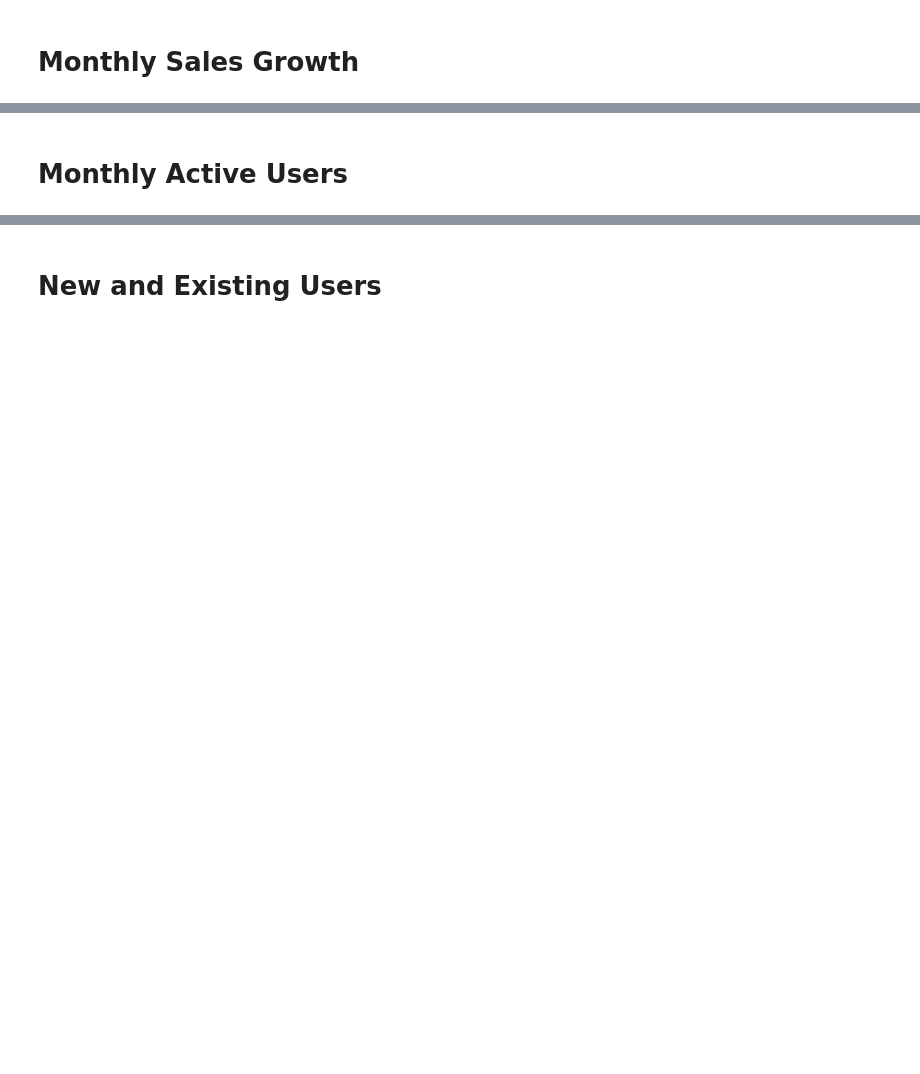
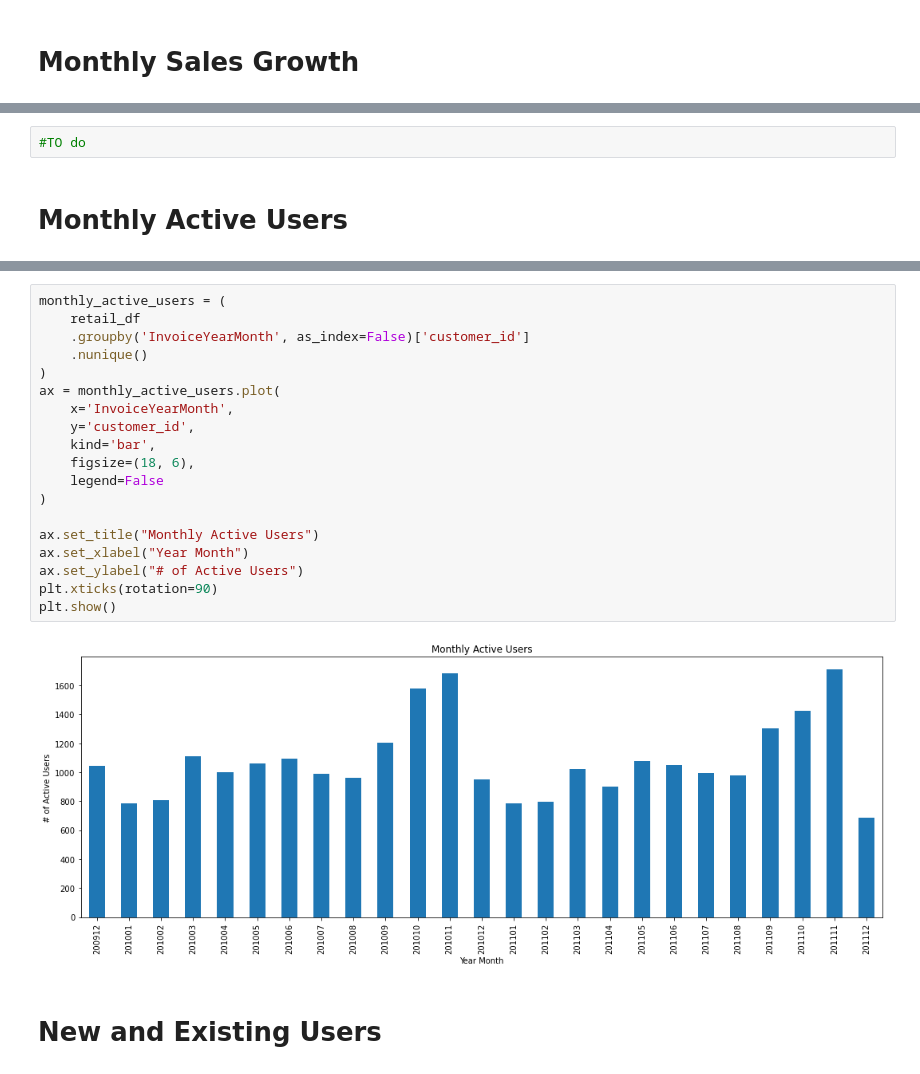
Before and after one commit to jarviscanada/jarvis_data_eng_KantyGakima, a Jupyter notebook: python_data_analytics/retail_data_analytics_wrangling.ipynb, the cells around one changed output, grey strips where cells are left out. Cells and saved outputs as stored; diff of their text form; blank space fills up the shorter version.

Commit message:
monthly users plot

```diff
--- a/python_data_analytics/retail_data_analytics_wrangling.ipynb
+++ b/python_data_analytics/retail_data_analytics_wrangling.ipynb
@@ -274,6 +303,8 @@ df.plot(
 ![](https://i.imgur.com/J3btp8j.jpg)
 
 ---
+# %%
+#TO do
 # %% [markdown]
 # Monthly Active Users
 # %% [markdown]
@@ -286,6 +317,27 @@ df.plot(
 ![](https://i.imgur.com/eFYp8VF.jpg)
 
 ---
+# %%
+monthly_active_users = (
+    retail_df
+    .groupby('InvoiceYearMonth', as_index=False)['customer_id']
+    .nunique()
+)
+ax = monthly_active_users.plot(
+    x='InvoiceYearMonth',
+    y='customer_id',
+    kind='bar',
+    figsize=(18, 6),
+    legend=False
+)
+
+ax.set_title("Monthly Active Users")
+ax.set_xlabel("Year Month")
+ax.set_ylabel("# of Active Users")
+plt.xticks(rotation=90)
+plt.show()
+# %% [output]
+[figure, added]
 # %% [markdown]
 # New and Existing Users
 # %% [markdown]
```
Also changed, not shown: parts of 3 cells of this notebook.
